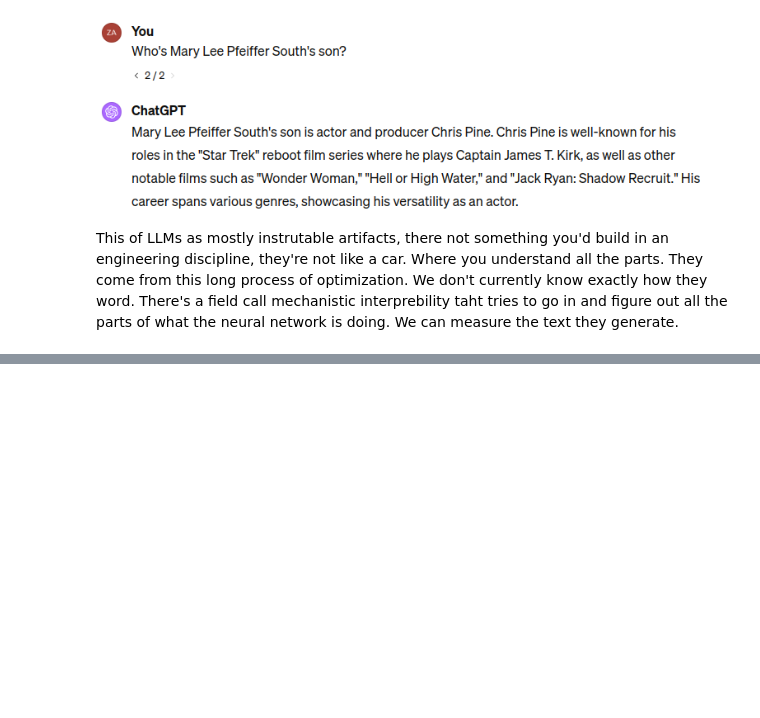
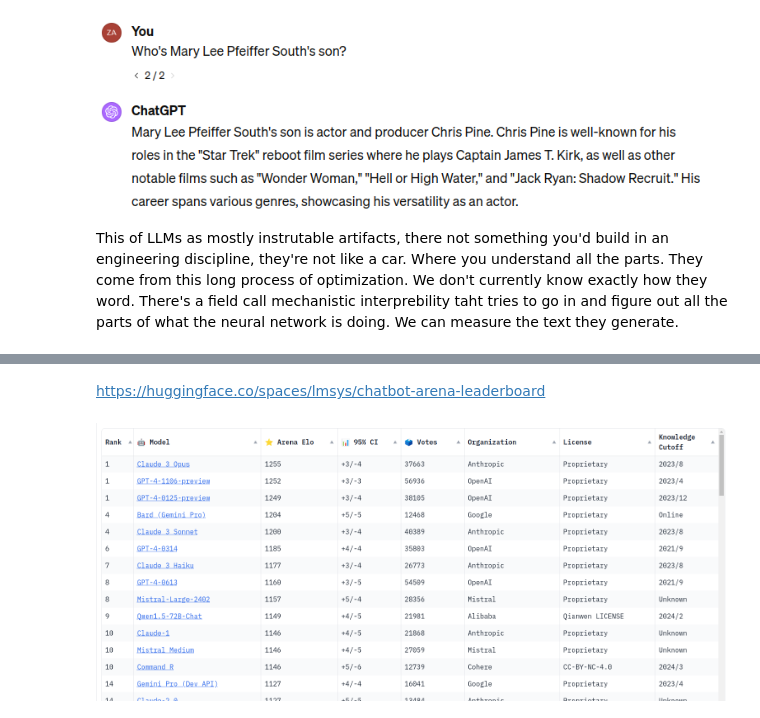
Before and after one commit to khankanz/nbdev-nlp-talk, a Jupyter notebook: nbs/00_llm_intro.ipynb, the cells around one changed output, grey strips where cells are left out. Drawn from its saved outputs; the diff is of its cells as text; code cells hidden in the pictures; blank space fills up the shorter version.

```diff
--- a/nbs/00_llm_intro.ipynb
+++ b/nbs/00_llm_intro.ipynb
@@ -52,0 +67,8 @@ This of LLMs as mostly instrutable artifacts, there not something you'd build in
+# %% [markdown]
+<https://huggingface.co/spaces/lmsys/chatbot-arena-leaderboard>
+# %%
+#| export
+#| hide
+display(Image('assets/leaderboard.png'))
+# %% [output]
+[figure, added]
```
Also changed, not shown: parts of 10 cells of this notebook, 7 other files.
